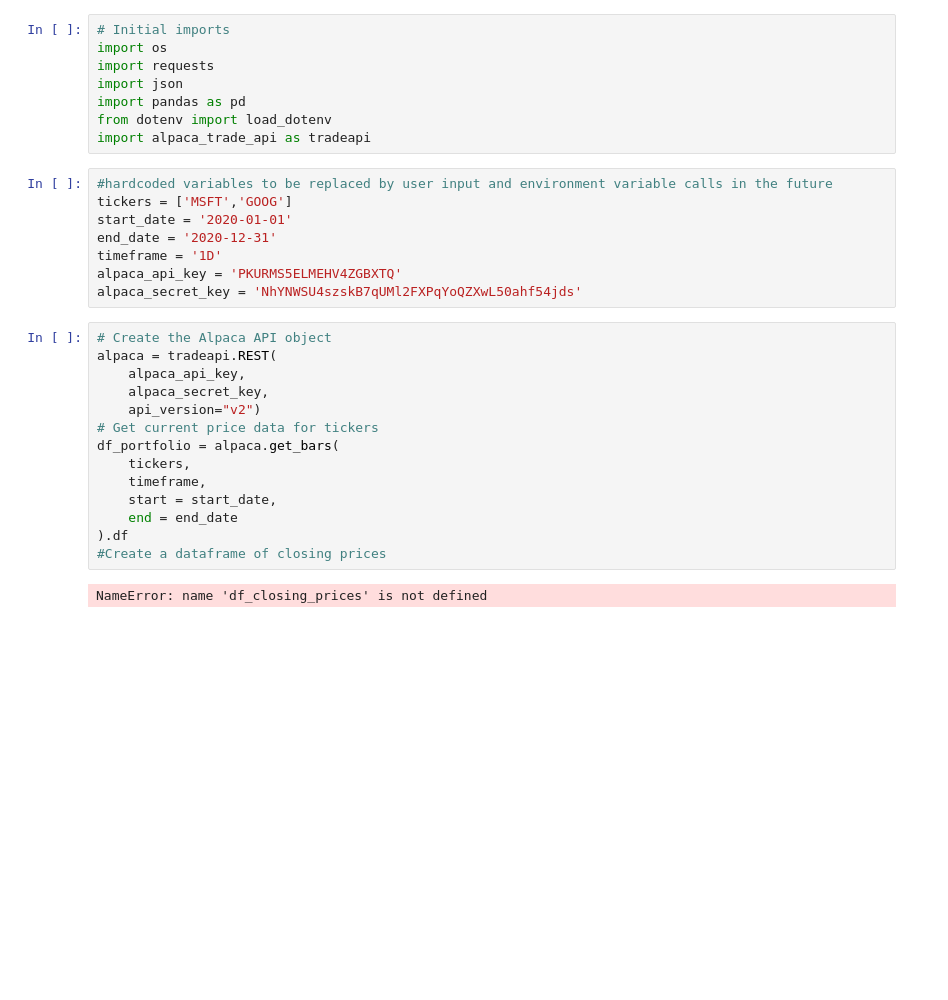
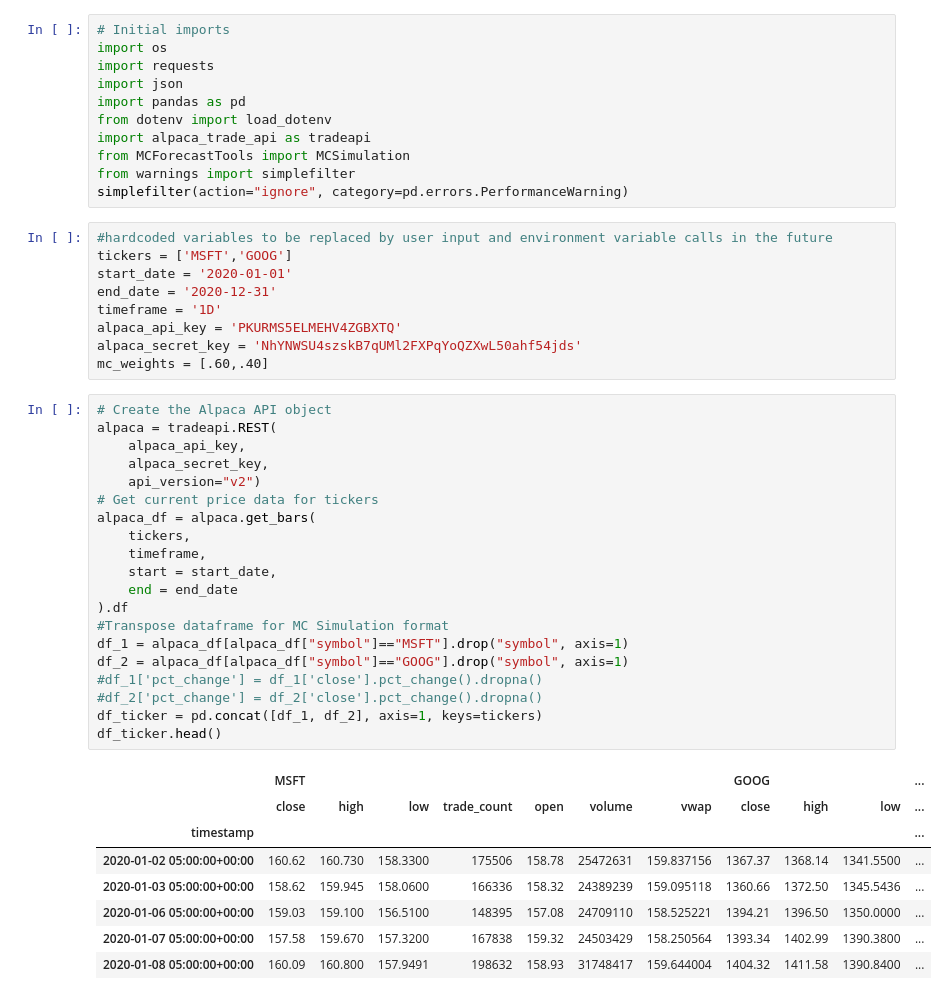
Before and after one commit to ravyeles/CBFinTech_Project1_Group4, a Jupyter notebook: draft_1.ipynb, the cells around one changed output. Saved outputs shown, nothing was run; the diff lists cells and outputs as text; blank space fills up the shorter version.

```diff
--- a/draft_1.ipynb
+++ b/draft_1.ipynb
@@ -6,6 +6,9 @@ import json
 import pandas as pd
 from dotenv import load_dotenv
 import alpaca_trade_api as tradeapi
+from MCForecastTools import MCSimulation
+from warnings import simplefilter
+simplefilter(action="ignore", category=pd.errors.PerformanceWarning)
 # %%
 #hardcoded variables to be replaced by user input and environment variable calls in the future
 tickers = ['MSFT','GOOG']
@@ -14,19 +17,33 @@ end_date = '2020-12-31'
 timeframe = '1D'
 alpaca_api_key = 'PKURMS5ELMEHV4ZGBXTQ'
 alpaca_secret_key = 'NhYNWSU4szskB7qUMl2FXPqYoQZXwL50ahf54jds'
+mc_weights = [.60,.40]
 # %%
 # Create the Alpaca API object
 alpaca = tradeapi.REST(
     alpaca_api_key,
     alpaca_secret_key,
     api_version="v2")
 # Get current price data for tickers
-df_portfolio = alpaca.get_bars(
+alpaca_df = alpaca.get_bars(
     tickers,
     timeframe,
     start = start_date,
     end = end_date
 ).df
-#Create a dataframe of closing prices
+#Transpose dataframe for MC Simulation format
+df_1 = alpaca_df[alpaca_df["symbol"]=="MSFT"].drop("symbol", axis=1)
+df_2 = alpaca_df[alpaca_df["symbol"]=="GOOG"].drop("symbol", axis=1)
+#df_1['pct_change'] = df_1['close'].pct_change().dropna()
+#df_2['pct_change'] = df_2['close'].pct_change().dropna()
+df_ticker = pd.concat([df_1, df_2], axis=1, keys=tickers)
+df_ticker.head()
 # %% [output]
-NameError: name 'df_closing_prices' is not defined
+|  | MSFT |  |  |  |  |  |  | GOOG |  |  | ... |
+|  | close | high | low | trade_count | open | volume | vwap | close | high | low | ... |
+| timestamp |  |  |  |  |  |  |  |  |  |  | ... |
+| 2020-01-02 05:00:00+00:00 | 160.62 | 160.730 | 158.3300 | 175506 | 158.78 | 25472631 | 159.837156 | 1367.37 | 1368.14 | 1341.5500 | ... |
+| 2020-01-03 05:00:00+00:00 | 158.62 | 159.945 | 158.0600 | 166336 | 158.32 | 24389239 | 159.095118 | 1360.66 | 1372.50 | 1345.5436 | ... |
+| 2020-01-06 05:00:00+00:00 | 159.03 | 159.100 | 156.5100 | 148395 | 157.08 | 24709110 | 158.525221 | 1394.21 | 1396.50 | 1350.0000 | ... |
+| 2020-01-07 05:00:00+00:00 | 157.58 | 159.670 | 157.3200 | 167838 | 159.32 | 24503429 | 158.250564 | 1393.34 | 1402.99 | 1390.3800 | ... |
+| 2020-01-08 05:00:00+00:00 | 160.09 | 160.800 | 157.9491 | 198632 | 158.93 | 31748417 | 159.644004 | 1404.32 | 1411.58 | 1390.8400 | ... |
```
Also changed, not shown: parts of 5 cells of this notebook, 2 other files.
